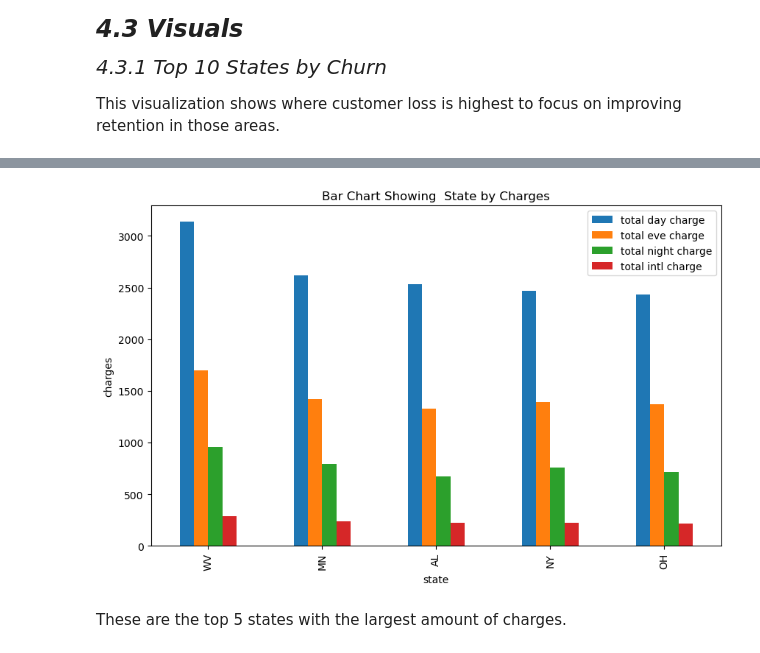
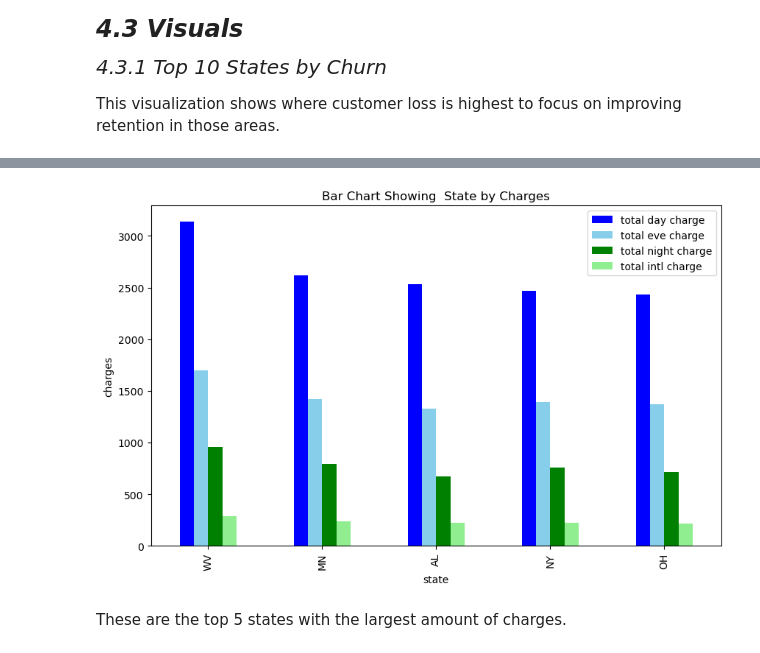
Before and after one commit to EAlmadi/Phase3_project, a Jupyter notebook: Syria-Tel.ipynb, the cells around one changed output, grey strips where cells are left out. Cells and saved outputs as stored; diff of their text form; code cells hidden in the pictures.

```diff
--- a/Syria-Tel.ipynb
+++ b/Syria-Tel.ipynb
@@ -371,11 +378,11 @@ plt.show();
 # %%
-Syriatel_data.groupby(['state'])[['total day charge','total eve charge','total night charge','total intl charge']].sum().sort_values(by='total day charge',ascending=False).head(5).plot(kind = 'bar',figsize = (10,6))
+Syriatel_data.groupby(['state'])[['total day charge','total eve charge','total night charge','total intl charge']].sum().sort_values(by='total day charge',ascending=False).head(5).plot(kind = 'bar',figsize = (10,6), color=['blue', 'skyblue', 'green', 'lightgreen'])
 plt.title('Bar Chart Showing  State by Charges')
 plt.xlabel('state')
 plt.ylabel('charges')
 plt.show();
 # %% [output]
-[figure, old version]
+[figure, new version]
 # %% [markdown]
 These are the top 5 states with the largest amount of charges.
 # %% [markdown]
```
Also changed, not shown: parts of 23 cells of this notebook, 1 other file.
